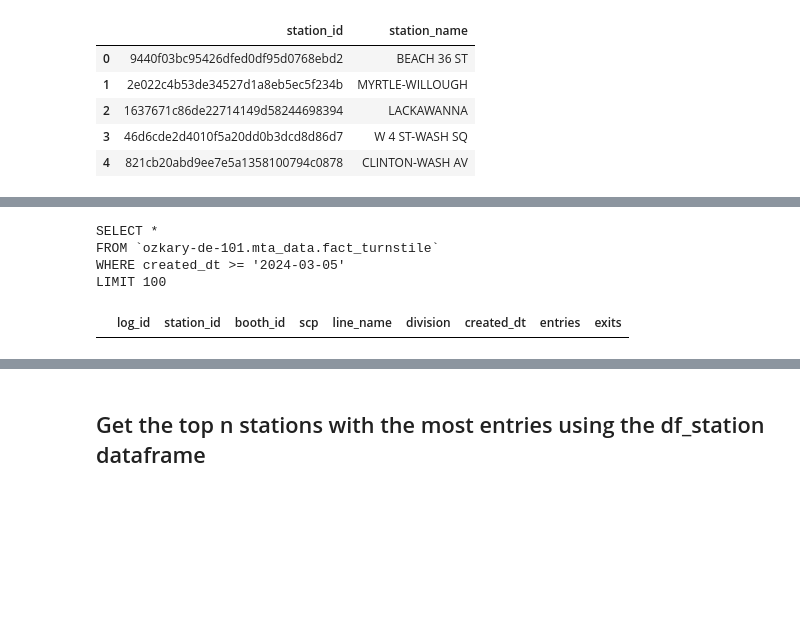
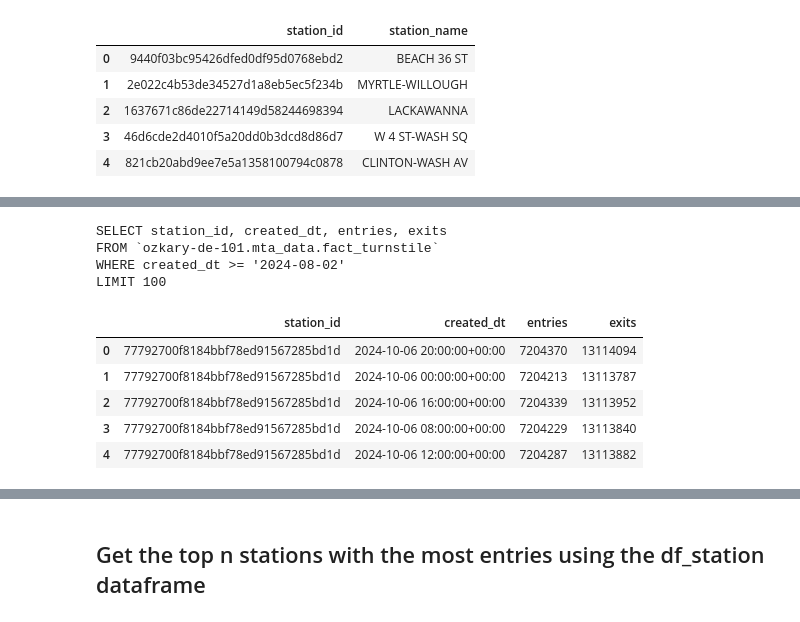
Before and after one commit to ozkary/data-engineering-mta-turnstile, a Jupyter notebook: Step4-Data-Warehouse/bigquery.ipynb, the cells around one changed output, grey strips where cells are left out. Cells and saved outputs as stored; diff of their text form; code cells hidden in the pictures; blank space fills up the shorter version.

```diff
--- a/Step4-Data-Warehouse/bigquery.ipynb
+++ b/Step4-Data-Warehouse/bigquery.ipynb
@@ -152,24 +162,29 @@ FROM `ozkary-de-101.mta_data.fact_turnstile`
 # %%
 # read records from n days ago
 from datetime import datetime, timedelta
 
 # set a variable to the current date - n days
 last_month = datetime.today() - timedelta(days=115)
 date_value = last_month.strftime('%Y-%m-%d')
 
 # select a limit of 100 rows with the latest date
 sql = """
-SELECT *
+SELECT station_id, created_dt, entries, exits
 FROM `{}.{}.fact_turnstile`
 WHERE created_dt >= '{}'
 LIMIT 100
 """.format(PROJECT, DATASET, date_value)
 print(sql)
 df = run_query(sql)
 df.head()
 # %% [output]
-SELECT *
+SELECT station_id, created_dt, entries, exits
 FROM `ozkary-de-101.mta_data.fact_turnstile`
-WHERE created_dt >= '2024-03-05'
+WHERE created_dt >= '2024-08-02'
 LIMIT 100
-|  | log_id | station_id | booth_id | scp | line_name | division | created_dt | entries | exits |
+|  | station_id | created_dt | entries | exits |
+| 0 | 77792700f8184bbf78ed91567285bd1d | 2024-10-06 20:00:00+00:00 | 7204370 | 13114094 |
+| 1 | 77792700f8184bbf78ed91567285bd1d | 2024-10-06 00:00:00+00:00 | 7204213 | 13113787 |
+| 2 | 77792700f8184bbf78ed91567285bd1d | 2024-10-06 16:00:00+00:00 | 7204339 | 13113952 |
+| 3 | 77792700f8184bbf78ed91567285bd1d | 2024-10-06 08:00:00+00:00 | 7204229 | 13113840 |
+| 4 | 77792700f8184bbf78ed91567285bd1d | 2024-10-06 12:00:00+00:00 | 7204287 | 13113882 |
```
Also changed, not shown: parts of 8 cells of this notebook, 4 other files.
